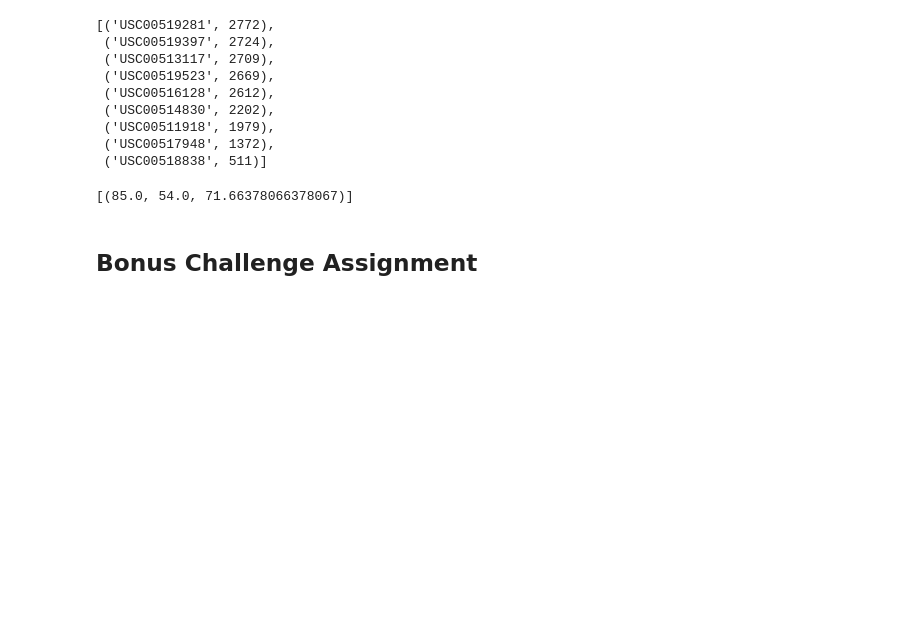
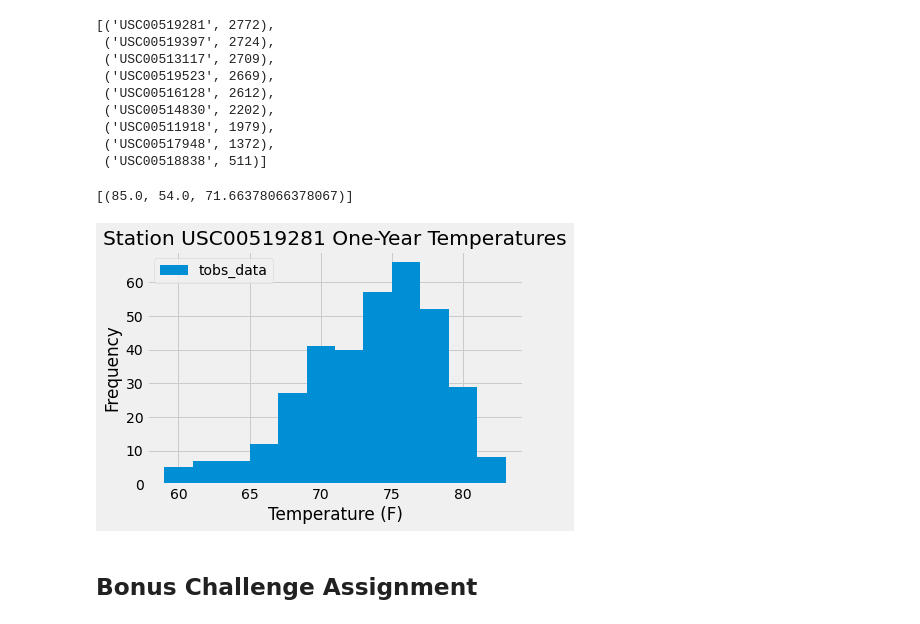
Before and after one commit to adamjohnson57/sqlalchemy-challenge, a Jupyter notebook: climate_starter.ipynb, the cells around one changed output. Drawn from its saved outputs; the diff is of its cells as text; code cells hidden in the pictures; blank space fills up the shorter version.

```diff
--- a/climate_starter.ipynb
+++ b/climate_starter.ipynb
@@ -123,6 +121,16 @@ station_temps
 # %%
 # Choose the station with the highest number of temperature observations.
 # Query the last 12 months of temperature observation data for this station and plot the results as a histogram
+tobs_data = session.query(measurement.tobs).filter(measurement.station == "USC00519281").filter(measurement.date > '2016-08-23').all()
+tobs_data_df = pd.DataFrame(tobs_data, columns=["tobs_data"])
+
+tobs_data_df.plot.hist(bins=12)
+
+plt.xlabel("Temperature (F)")
+plt.title("Station USC00519281 One-Year Temperatures")
+plt.show()
+# %% [output]
+[figure, added]
 # %% [markdown]
 ## Bonus Challenge Assignment
 # %%
```
Also changed, not shown: parts of 1 cell of this notebook.
